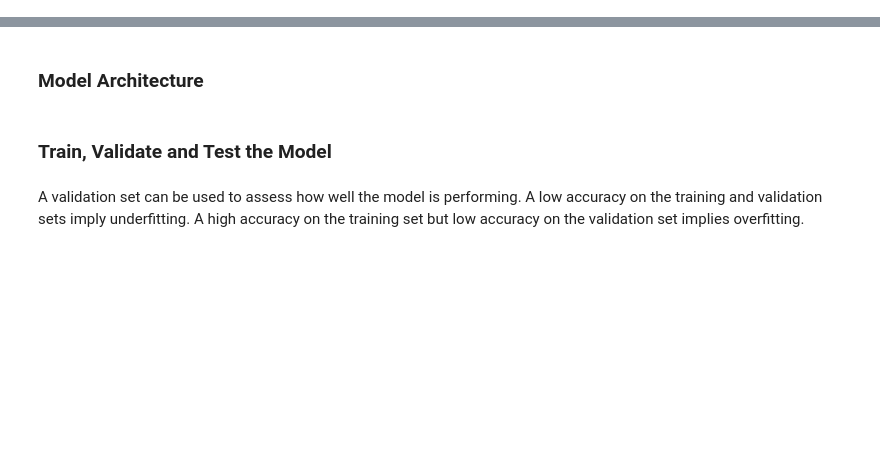
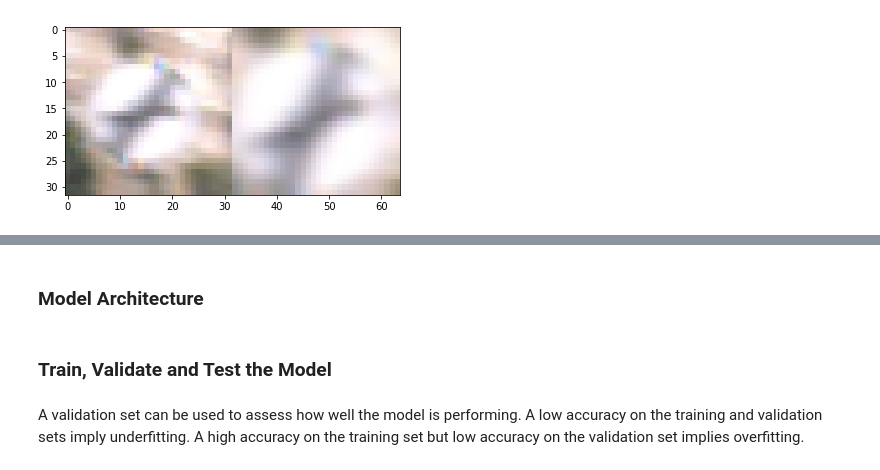
Before and after one commit to BVPhD/Udacity_SDC, a Jupyter notebook: COVNET_Road_Sign_Classifier/Traffic_Sign_Classifier.ipynb, the cells around one changed output, grey strips where cells are left out. Drawn from its saved outputs; the diff is of its cells as text; code cells hidden in the pictures; blank space fills up the shorter version.

```diff
--- a/COVNET_Road_Sign_Classifier/Traffic_Sign_Classifier.ipynb
+++ b/COVNET_Road_Sign_Classifier/Traffic_Sign_Classifier.ipynb
@@ -222,0 +229,4 @@ Use the code cell (or multiple code cells, if necessary) to implement the first
+# %%
+plt.imshow(np.hstack((X_train[41],img_rotate(X_train[41],15))));
+# %% [output]
+[figure, added]
```
Also changed, not shown: parts of 70 cells of this notebook.
